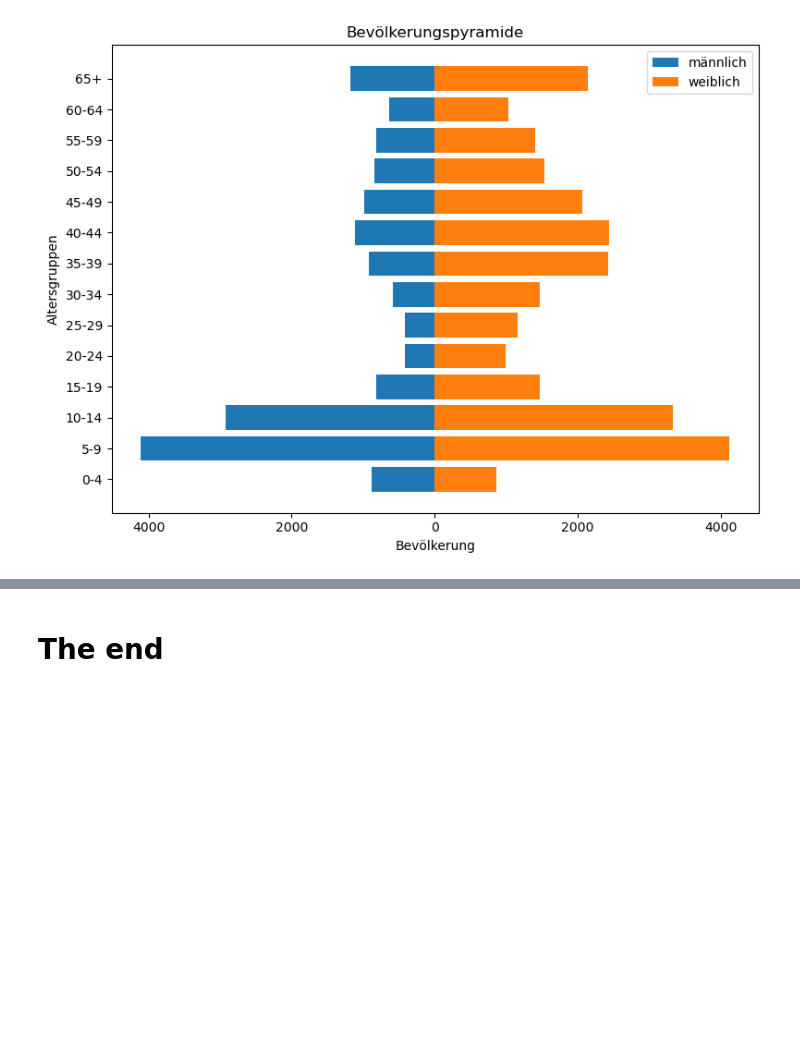
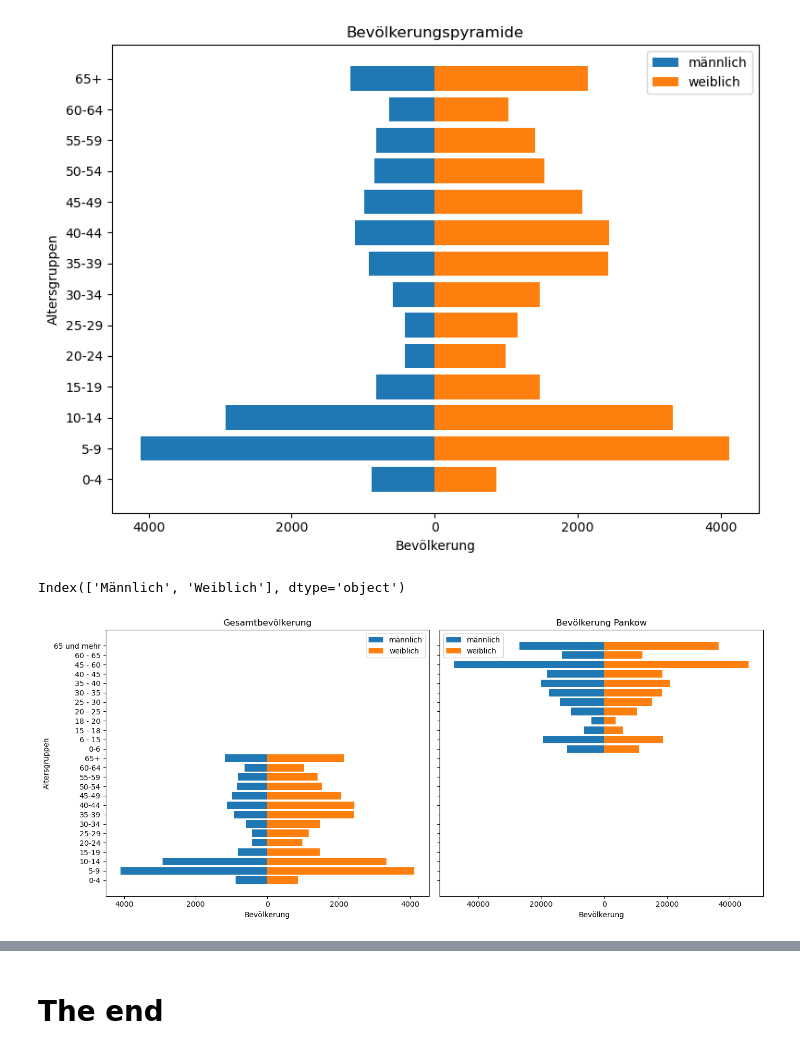
Before and after one commit to BeatriceM476/Final-project, a Jupyter notebook: LesAkt_240717_250717.ipynb, the cells around one changed output, grey strips where cells are left out. Drawn from its saved outputs; the diff is of its cells as text; code cells hidden in the pictures; blank space fills up the shorter version.

```diff
--- a/LesAkt_240717_250717.ipynb
+++ b/LesAkt_240717_250717.ipynb
@@ -38,3 +38,8 @@ LesAkt_df.head(3)
 | 0 | 462 | 1.0 | W | 52.0 | 16112.0 | 13187.0 | 20251104.0 | 20250620 | ... |
 | 1 | 844 | 3.0 | M | 28.0 | 212.0 | 10551.0 | 20251015.0 | 20250106 | ... |
 | 2 | 983 | 1.0 | M | 57.0 | 16511.0 | 13156.0 | 20251106.0 | 20250704 | ... |
+# %%
+# Si 'Männlich' et 'Weiblich' sont dans la première colonne
+Alter_Geschlecht_df = pd.read_csv("Alter vs Geschlecht.csv", sep=';', index_col=0)
+print(Alter_Geschlecht_df.index)  # doit montrer Männlich et Weiblich
+Alter_Geschlecht_df
@@ -276,3 +299,62 @@ plt.tight_layout()
 plt.show()
 # %% [output]
 [figure]
+# %%
+
+# ---------------------------
+# 1️⃣ Pyramide globale
+# ---------------------------
+# Catégoriser les âges
+bins = list(range(0, 66, 5)) + [200]
+labels = [f"{i}-{i+4}" for i in range(0, 65, 5)] + ["65+"]
+
+LesAkt_df['Altersgruppe'] = pd.cut(
+    LesAkt_df['Alter'],
+    bins=bins,
+    labels=labels,
+    right=False
+)
+
+age_pyramid_global = LesAkt_df.groupby(['Altersgruppe', 'Geschlecht']).size().unstack(fill_value=0)
+
+# ---------------------------
+# 2️⃣ Pyramide Pankow
+# ---------------------------
+# Transposer si nécessaire pour avoir
+# Index = tranches d'âge, Colonnes = genres
+Alter_Geschlecht_df = Alter_Geschlecht_df.T
+
+# Vérifier les colonnes
+print(Alter_Geschlecht_df.columns)  # doit être ['Männlich', 'Weiblich']
+
+# ---------------------------
+# 3️⃣ Création du subplot
+# ---------------------------
+fig, axes = plt.subplots(ncols=2, figsize=(14, 6), sharey=True)
+
+# 🔹 Pyramide globale
+ax = axes[0]
+ax.barh(age_pyramid_global.index.astype(str), -age_pyramid_global.get('M', 0), label='männlich')
+ax.barh(age_pyramid_global.index.astype(str),  age_pyramid_global.get('W', 0), label='weiblich')
+ax.set_xlabel("Bevölkerung")
+ax.set_ylabel("Altersgruppen")
+ax.set_title("Gesamtbevölkerung")
+ax.legend()
+
+# Étiquettes X positives
+ax.set_xticklabels([abs(int(x)) for x in ax.get_xticks()])
+
+# 🔹 Pyramide Pankow
+ax2 = axes[1]
+ax2.barh(Alter_Geschlecht_df.index, -Alter_Geschlecht_df['Männlich'], label='männlich')
+ax2.barh(Alter_Geschlecht_df.index,  Alter_Geschlecht_df['Weiblich'], label='weiblich')
+ax2.set_xlabel("Bevölkerung")
+ax2.set_title("Bevölkerung Pankow")
+ax2.legend()
+ax2.set_xticklabels([abs(int(x)) for x in ax2.get_xticks()])
+
+plt.tight_layout()
+plt.show()
+# %% [output]
+Index(['Männlich', 'Weiblich'], dtype='object')
+[figure, added]
```
Also changed, not shown: parts of 2 cells of this notebook, 1 other file.
